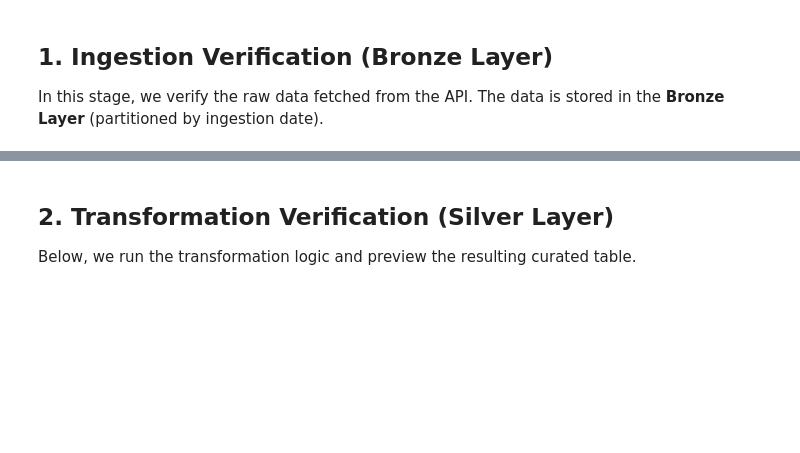
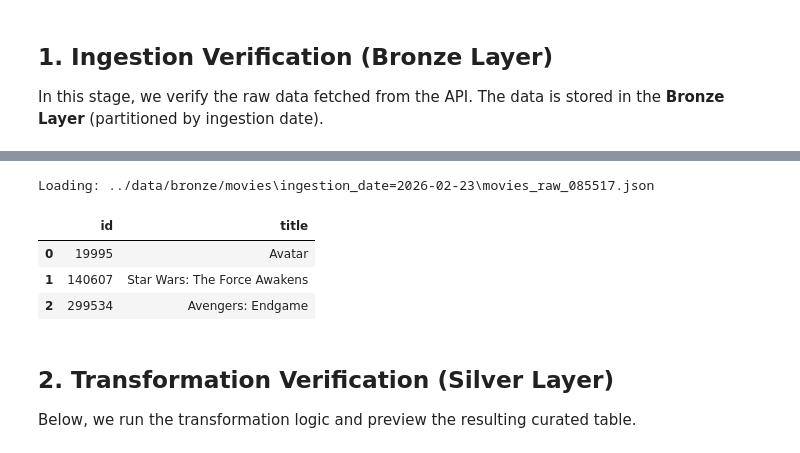
Before and after one commit to Zaina-M/tmdb-spark-data-pipeline, a Jupyter notebook: notebooks/pipeline_verification.ipynb, the cells around one changed output, grey strips where cells are left out. Cells and saved outputs as stored; diff of their text form; code cells hidden in the pictures; blank space fills up the shorter version.

Commit message:
Refactor pipeline verification notebook to dynamically load data paths and improve output formatting

```diff
--- a/notebooks/pipeline_verification.ipynb
+++ b/notebooks/pipeline_verification.ipynb
@@ -16,11 +29,3 @@ from IPython.display import Image, display
 ## 1. Ingestion Verification (Bronze Layer)
 
 In this stage, we verify the raw data fetched from the API. The data is stored in the **Bronze Layer** (partitioned by ingestion date).
-# %%
-
-# Load the raw JSON file into a table
-PATH = "/opt/app/data/bronze/movies/ingestion_date=2026-01-28/movies_raw.json"
-df_raw_preview = pd.read_json(PATH)
-
-# Just show the ID and Title for the first 3
-df_raw_preview[['id']]
@@ -45,3 +32,26 @@ df_raw_preview[['id']]
+# %%
+# Find the latest ingestion date folder dynamically
+import glob
+
+bronze_folders = glob.glob(f"{BRONZE_PATH}/ingestion_date=*")
+if bronze_folders:
+    latest_folder = sorted(bronze_folders)[-1]  # Get most recent date
+    json_files = glob.glob(f"{latest_folder}/movies_raw*.json")
+    if json_files:
+        PATH = json_files[0]
+        print(f"Loading: {PATH}")
+        df_raw_preview = pd.read_json(PATH)
+        display(df_raw_preview[['id', 'title']].head(5))
+    else:
+        print(f"No JSON files found in {latest_folder}")
+else:
+    print(f"No ingestion folders found in {BRONZE_PATH}")
+# %% [output]
+Loading: ../data/bronze/movies\ingestion_date=2026-02-23\movies_raw_085517.json
+|  | id | title |
+| 0 | 19995 | Avatar |
+| 1 | 140607 | Star Wars: The Force Awakens |
+| 2 | 299534 | Avengers: Endgame |
 # %% [markdown]
 ## 2. Transformation Verification (Silver Layer)
 
```
Also changed, not shown: parts of 3 cells of this notebook.
